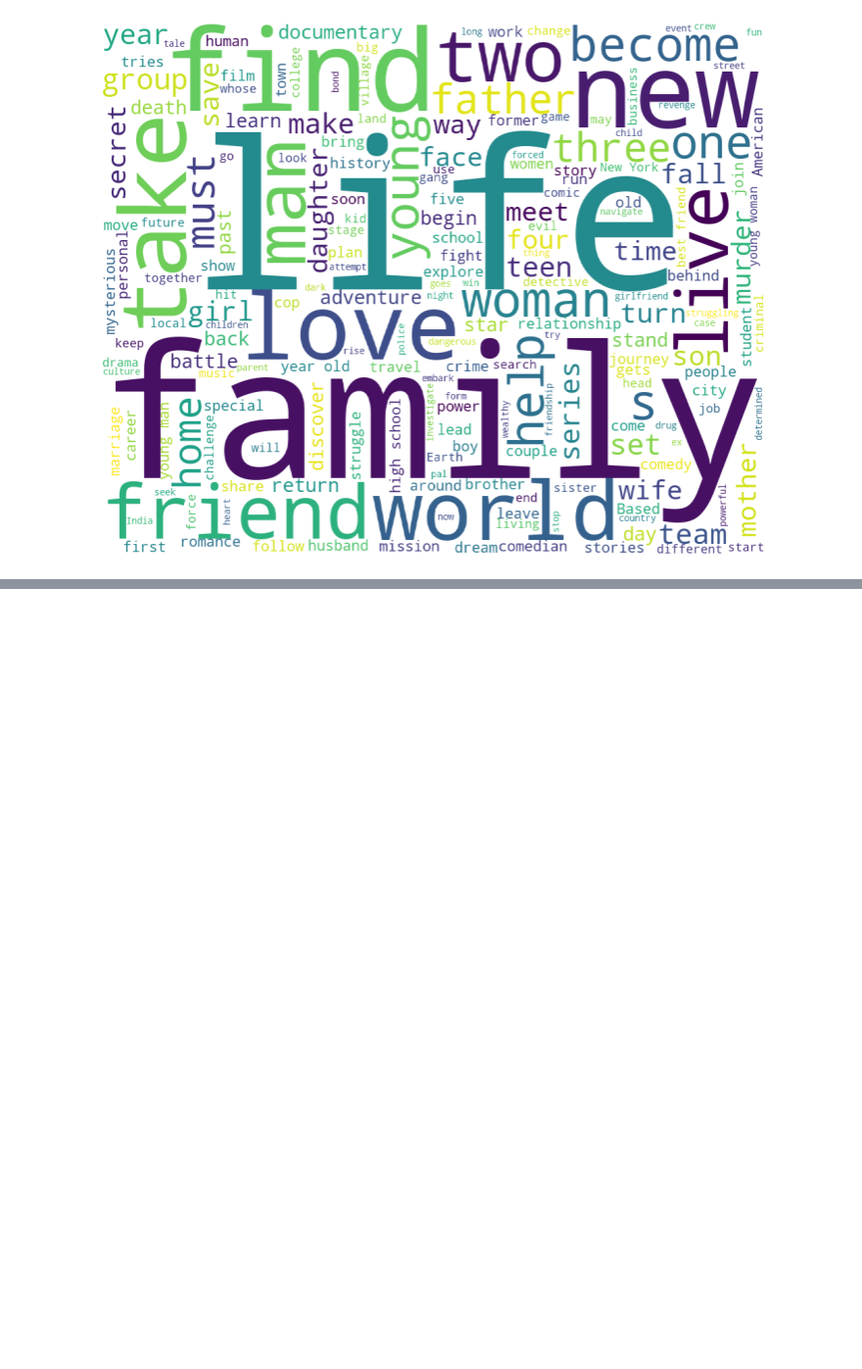
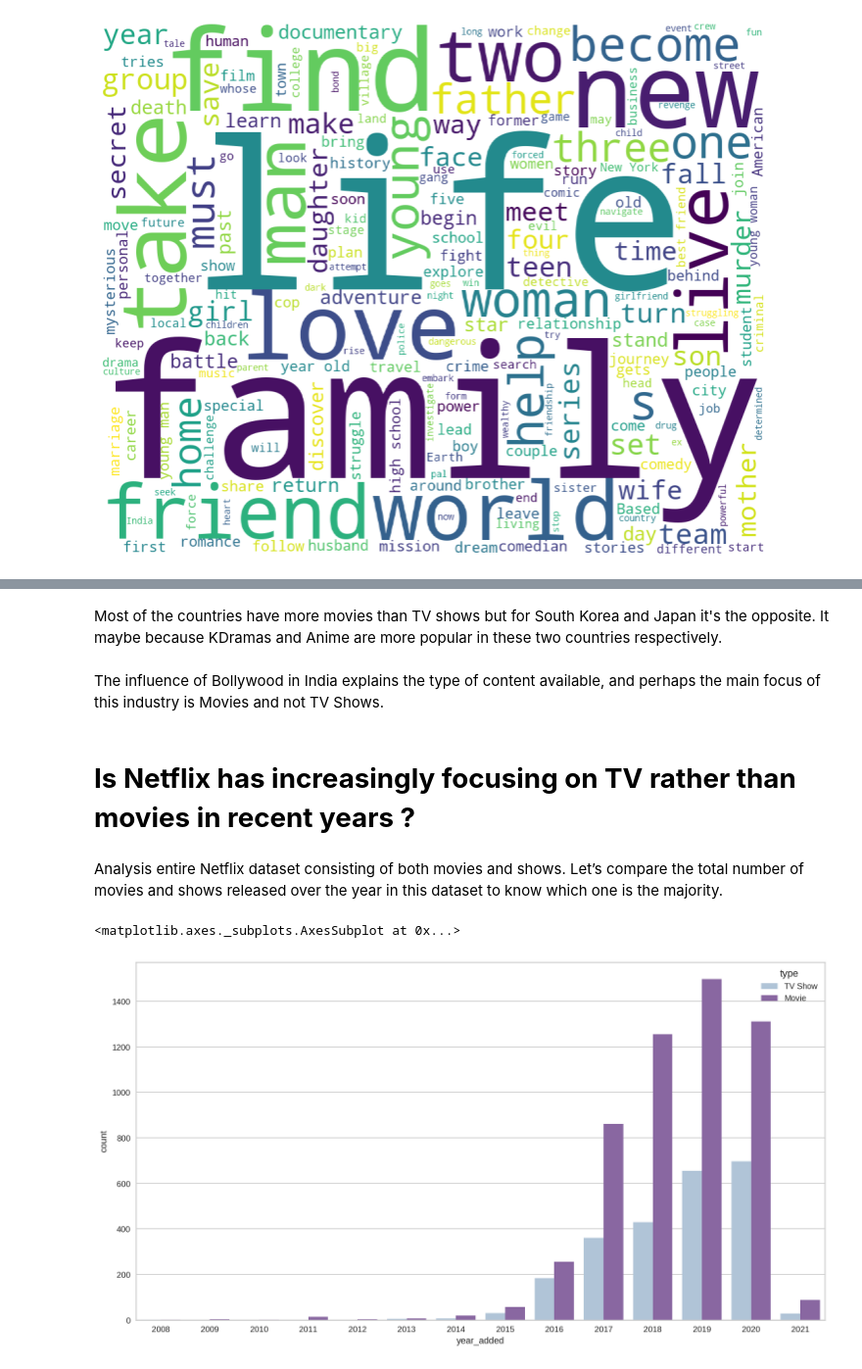
Before and after one commit to Harshjyot-Singh-Chawla/-Netflix-Movies-and-TV-shows-Clustering-, a Jupyter notebook: Copy_of_NETFLIX_MOVIES_AND_TV_SHOWS_CLUSTERING.ipynb, the cells around one changed output, grey strips where cells are left out. Shown at 98% size. Cells and saved outputs as stored; diff of their text form; code cells hidden in the pictures; blank space fills up the shorter version.

```diff
--- a/Copy_of_NETFLIX_MOVIES_AND_TV_SHOWS_CLUSTERING.ipynb
+++ b/Copy_of_NETFLIX_MOVIES_AND_TV_SHOWS_CLUSTERING.ipynb
@@ -636,0 +671,15 @@ plt.show()
+# %% [markdown]
+Most of the countries have more movies than TV shows but for South Korea and Japan it's the opposite. It maybe because KDramas and Anime are more popular in these two countries respectively.
+# %% [markdown]
+The influence of  Bollywood in India explains  the type of content available,  and perhaps the main focus  of this industry is Movies  and not TV Shows.
+# %% [markdown]
+# **Is Netflix has increasingly focusing on TV rather than movies in recent years ?**
+# %% [markdown]
+
+Analysis entire Netflix dataset consisting of both movies and shows. Let’s compare the total number of movies and shows released over the year  in this dataset to know which one is the majority.
+# %%
+plt.figure(figsize=(15,8))
+sns.countplot(x=Net_df['year_added'],palette="BuPu",hue=Net_df['type'])
+# %% [output]
+<matplotlib.axes._subplots.AxesSubplot at 0x...>
+[figure, added]
```
Also changed, not shown: parts of 7 cells of this notebook.
